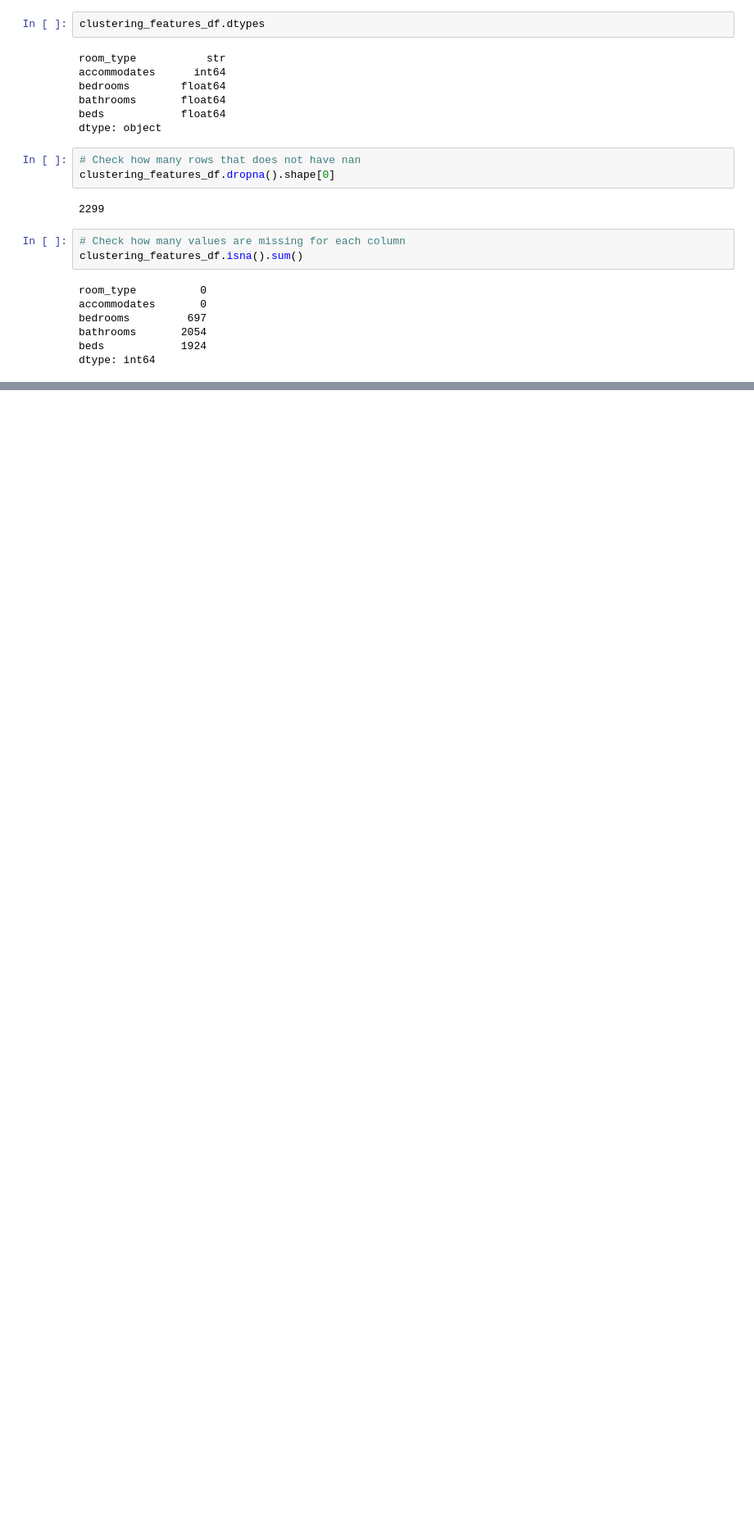
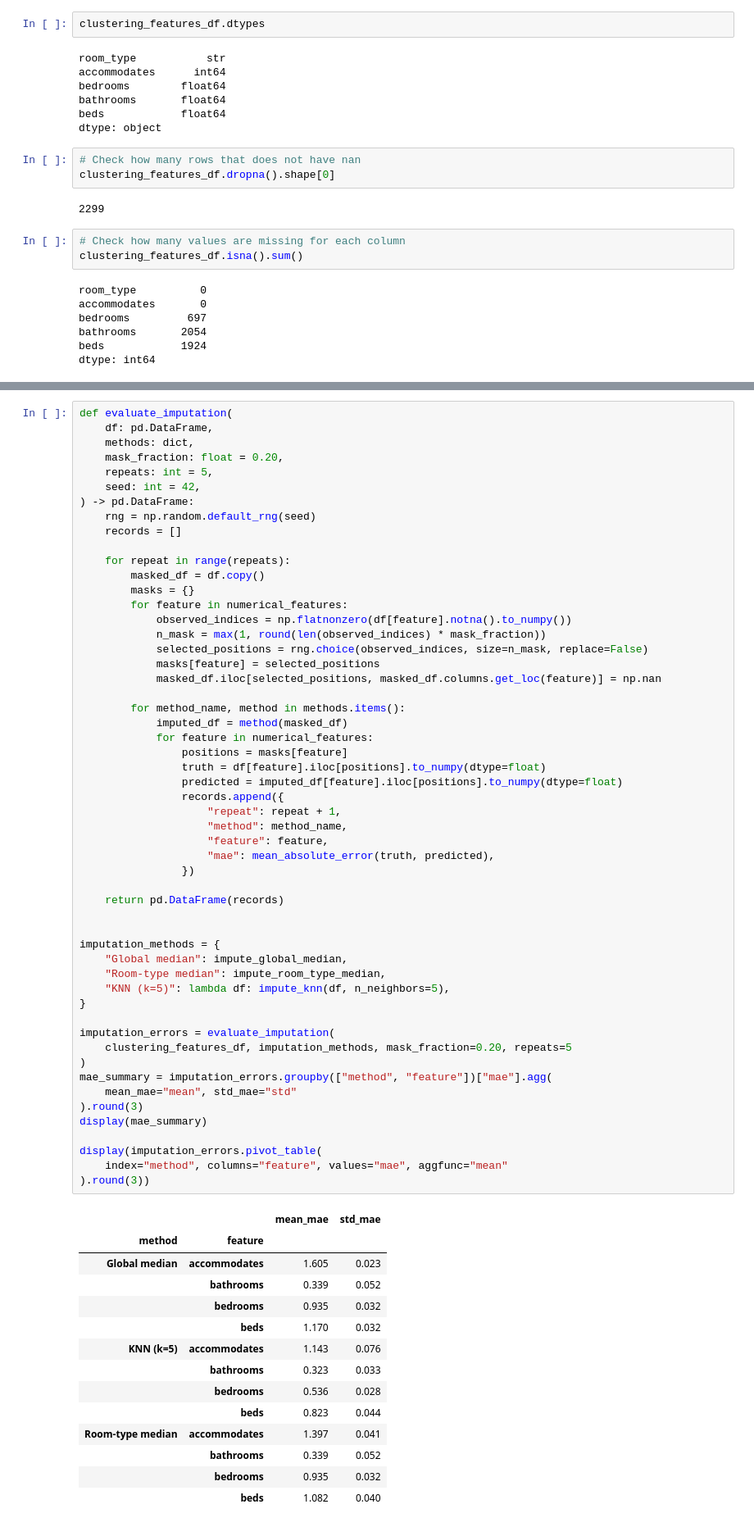
Before and after one commit to Petterluring/4dt911-vis-project-research, a Jupyter notebook: notebooks/experimentations/clustering.ipynb, the cells around one changed output, grey strips where cells are left out. Shown at 82% size. Drawn from its saved outputs; the diff is of its cells as text; blank space fills up the shorter version.

Commit message:
Testing different imputation methods

```diff
--- a/notebooks/experimentations/clustering.ipynb
+++ b/notebooks/experimentations/clustering.ipynb
@@ -98,0 +245,69 @@ dtype: int64
+# %%
+def evaluate_imputation(
+    df: pd.DataFrame,
+    methods: dict,
+    mask_fraction: float = 0.20,
+    repeats: int = 5,
+    seed: int = 42,
+) -> pd.DataFrame:
+    rng = np.random.default_rng(seed)
+    records = []
+
+    for repeat in range(repeats):
+        masked_df = df.copy()
+        masks = {}
+        for feature in numerical_features:
+            observed_indices = np.flatnonzero(df[feature].notna().to_numpy())
+            n_mask = max(1, round(len(observed_indices) * mask_fraction))
+            selected_positions = rng.choice(observed_indices, size=n_mask, replace=False)
+            masks[feature] = selected_positions
+            masked_df.iloc[selected_positions, masked_df.columns.get_loc(feature)] = np.nan
+
+        for method_name, method in methods.items():
+            imputed_df = method(masked_df)
+            for feature in numerical_features:
+                positions = masks[feature]
+                truth = df[feature].iloc[positions].to_numpy(dtype=float)
+                predicted = imputed_df[feature].iloc[positions].to_numpy(dtype=float)
+                records.append({
+                    "repeat": repeat + 1,
+                    "method": method_name,
+                    "feature": feature,
+                    "mae": mean_absolute_error(truth, predicted),
+                })
+
+    return pd.DataFrame(records)
+
+
+imputation_methods = {
+    "Global median": impute_global_median,
+    "Room-type median": impute_room_type_median,
+    "KNN (k=5)": lambda df: impute_knn(df, n_neighbors=5),
+}
+
+imputation_errors = evaluate_imputation(
+    clustering_features_df, imputation_methods, mask_fraction=0.20, repeats=5
+)
+mae_summary = imputation_errors.groupby(["method", "feature"])["mae"].agg(
+    mean_mae="mean", std_mae="std"
+).round(3)
+display(mae_summary)
+
+display(imputation_errors.pivot_table(
+    index="method", columns="feature", values="mae", aggfunc="mean"
+).round(3))
+# %% [output]
+|  |  | mean_mae | std_mae |
+| method | feature |  |  |
+| Global median | accommodates | 1.605 | 0.023 |
+|  | bathrooms | 0.339 | 0.052 |
+|  | bedrooms | 0.935 | 0.032 |
+|  | beds | 1.170 | 0.032 |
+| KNN (k=5) | accommodates | 1.143 | 0.076 |
+|  | bathrooms | 0.323 | 0.033 |
+|  | bedrooms | 0.536 | 0.028 |
+|  | beds | 0.823 | 0.044 |
+| Room-type median | accommodates | 1.397 | 0.041 |
+|  | bathrooms | 0.339 | 0.052 |
+|  | bedrooms | 0.935 | 0.032 |
+|  | beds | 1.082 | 0.040 |
```
Also changed, not shown: parts of 14 cells of this notebook.
